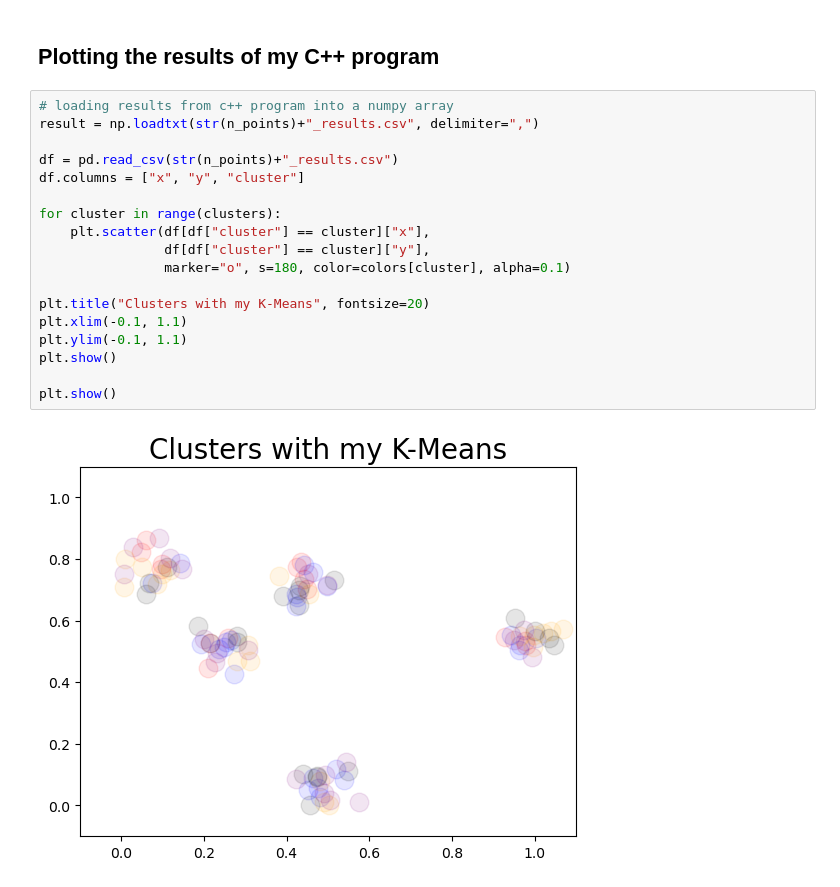
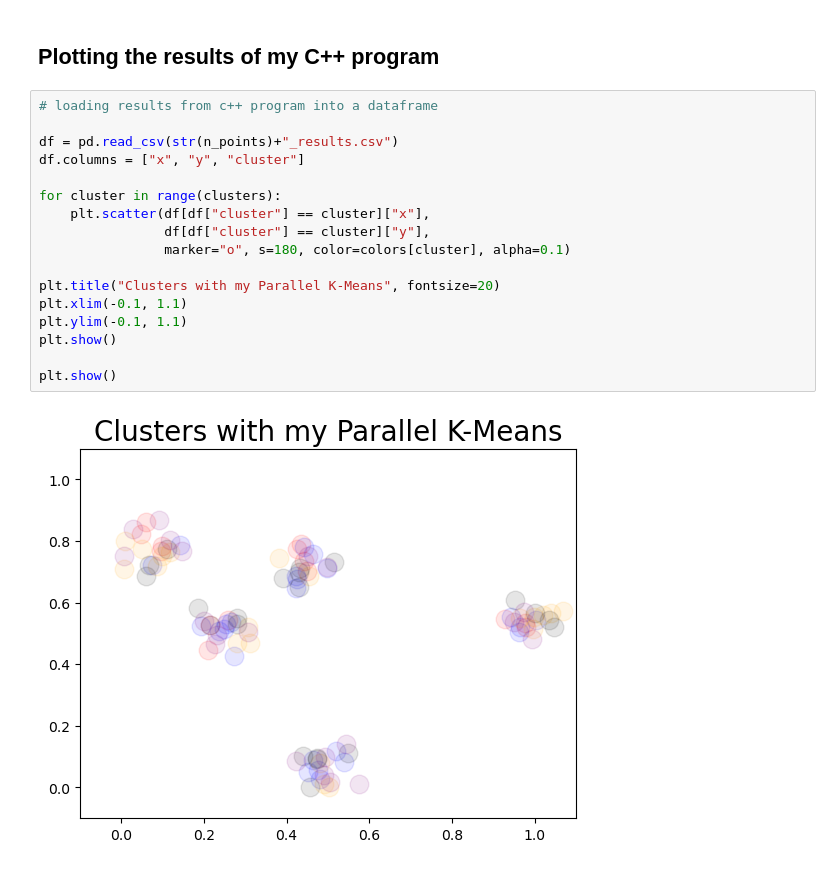
Before and after one commit to adayaisui/paralelos2023, a Jupyter notebook: synthetic_clusters.ipynb, the cells around one changed output. Cells and saved outputs as stored; diff of their text form.

```diff
--- a/synthetic_clusters.ipynb
+++ b/synthetic_clusters.ipynb
@@ -59,22 +59,21 @@ plt.show()
 # %% [markdown]
 ## Plotting the results of my C++ program
 # %%
-# loading results from c++ program into a numpy array
-result = np.loadtxt(str(n_points)+"_results.csv", delimiter=",")
+# loading results from c++ program into a dataframe
 
 df = pd.read_csv(str(n_points)+"_results.csv")
 df.columns = ["x", "y", "cluster"]
 
 for cluster in range(clusters):
     plt.scatter(df[df["cluster"] == cluster]["x"],
                 df[df["cluster"] == cluster]["y"],
                 marker="o", s=180, color=colors[cluster], alpha=0.1)
 
-plt.title("Clusters with my K-Means", fontsize=20)
+plt.title("Clusters with my Parallel K-Means", fontsize=20)
 plt.xlim(-0.1, 1.1)
 plt.ylim(-0.1, 1.1)
 plt.show()
 
 plt.show()
 # %% [output]
-[figure, old version]
+[figure, new version]
```
Also changed, not shown: parts of 1 cell of this notebook.
